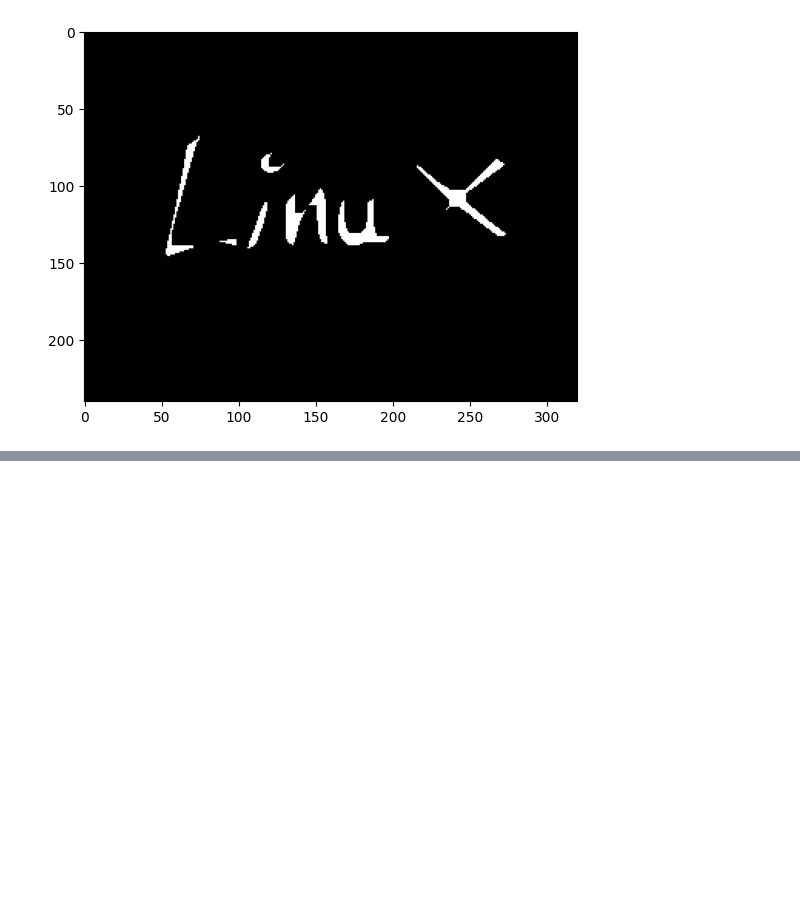
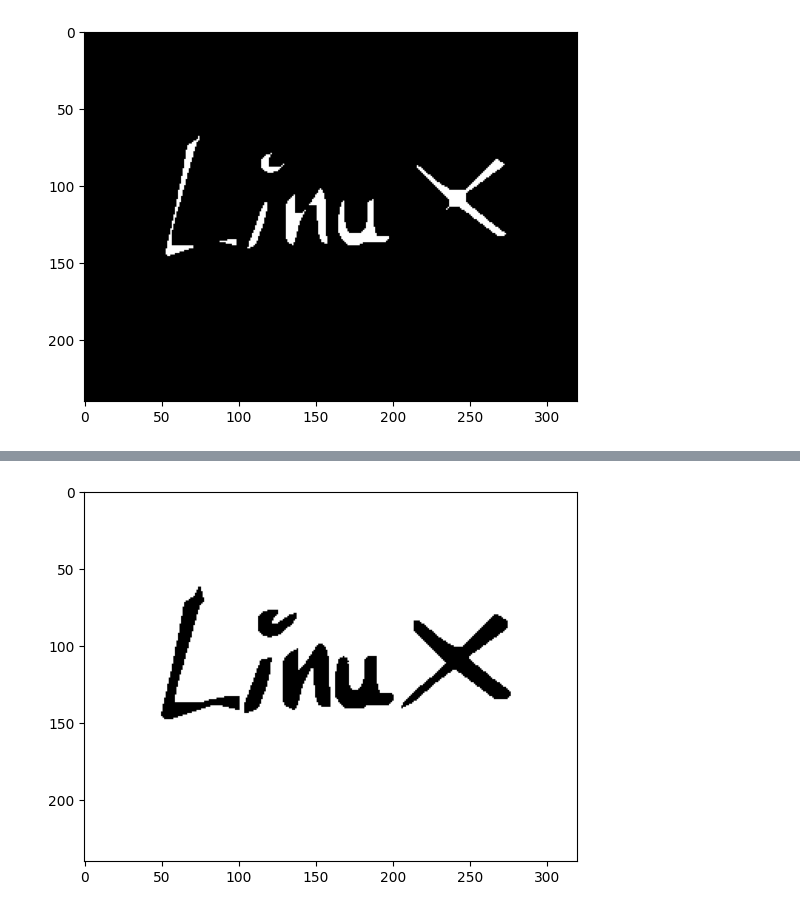
Before and after one commit to mikecr96/PDI-Ago-Dic25-GpoA, a Jupyter notebook: Semana XI/morph1.ipynb, the cells around one changed output, grey strips where cells are left out. Saved outputs shown, nothing was run; the diff lists cells and outputs as text; code cells hidden in the pictures; blank space fills up the shorter version.

```diff
--- a/Semana XI/morph1.ipynb
+++ b/Semana XI/morph1.ipynb
@@ -91,0 +125,10 @@ plt.show()
+# %%
+linux_bin_inv = cv.threshold(linux_gray, 140, 255, cv.THRESH_BINARY_INV)[1]
+# %%
+def show_img(img):
+    plt.imshow(img, cmap="gray")
+    plt.show()
+# %%
+show_img(linux_bin_inv)
+# %% [output]
+[figure, added]
```
Also changed, not shown: parts of 27 cells of this notebook, 1 other file.
